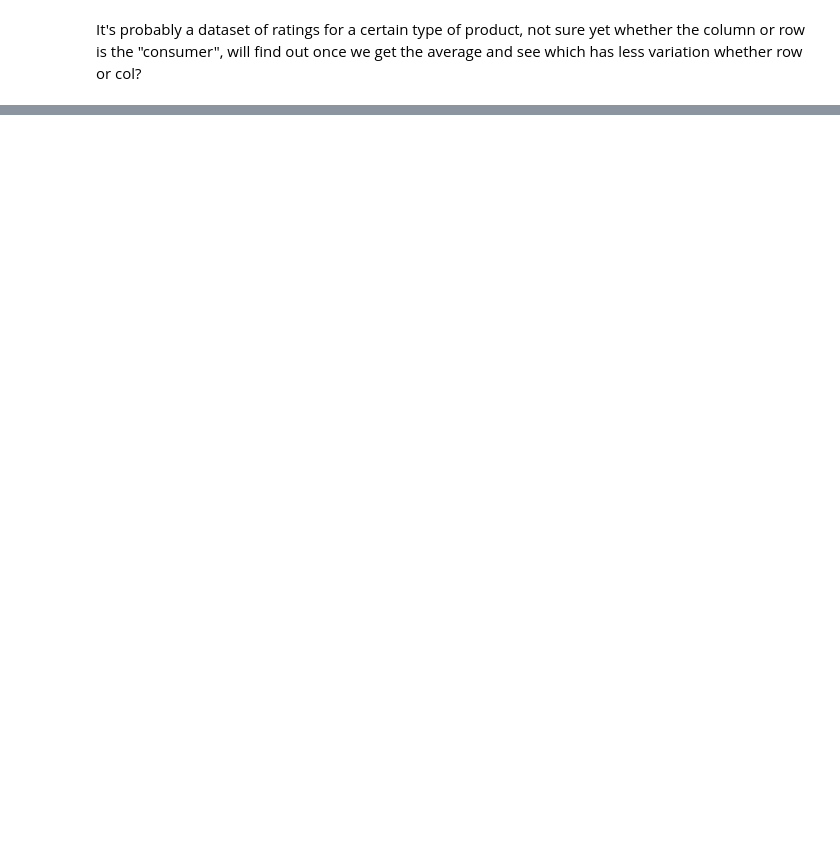
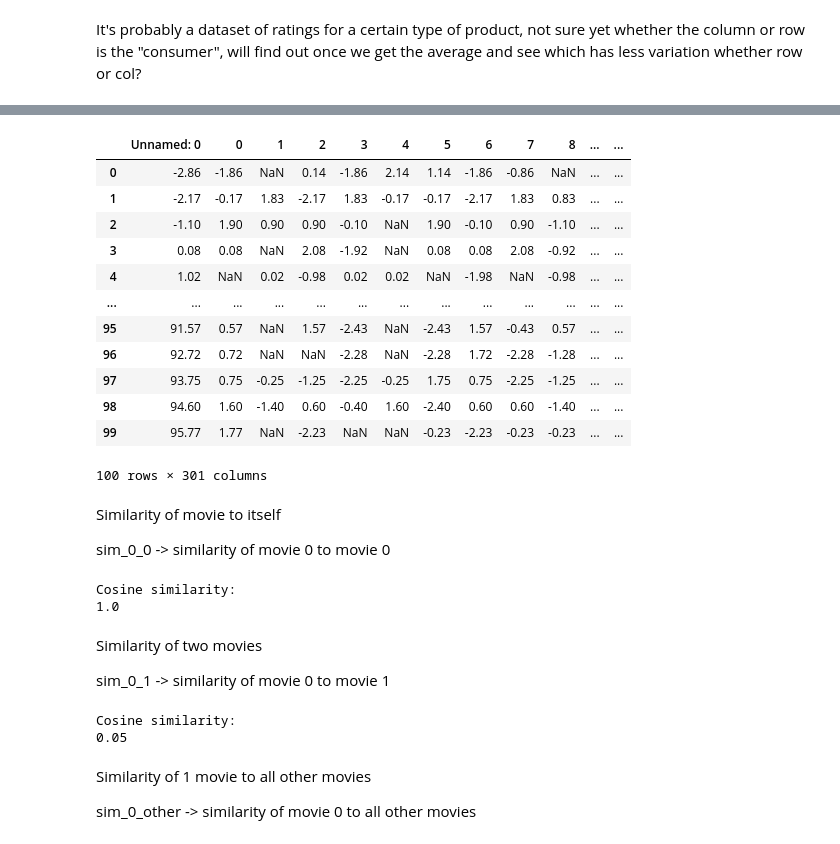
Before and after one commit to chadiTurk/CSMODELProject2, a Jupyter notebook: Project 2.ipynb, the cells around one changed output, grey strips where cells are left out. Saved outputs shown, nothing was run; the diff lists cells and outputs as text; code cells hidden in the pictures; blank space fills up the shorter version.

Commit message:
data mining part added

```diff
--- a/Project 2.ipynb
+++ b/Project 2.ipynb
@@ -46,0 +102,5 @@ It's probably a dataset of ratings for a certain type of product, not sure yet w
+# %%
+cfilter = CollaborativeFiltering(5)
+# %%
+mean = cfilter.get_row_mean(df)
+print(mean.round(2))
@@ -46,0 +120,44 @@ It's probably a dataset of ratings for a certain type of product, not sure yet w
+# %%
+normalized_df = cfilter.normalize_data(df, mean)
+normalized_df.round(2)
+# %% [output]
+|  | Unnamed: 0 | 0 | 1 | 2 | 3 | 4 | 5 | 6 | 7 | 8 | ... | ... |
+| 0 | -2.86 | -1.86 | NaN | 0.14 | -1.86 | 2.14 | 1.14 | -1.86 | -0.86 | NaN | ... | ... |
+| 1 | -2.17 | -0.17 | 1.83 | -2.17 | 1.83 | -0.17 | -0.17 | -2.17 | 1.83 | 0.83 | ... | ... |
+| 2 | -1.10 | 1.90 | 0.90 | 0.90 | -0.10 | NaN | 1.90 | -0.10 | 0.90 | -1.10 | ... | ... |
+| 3 | 0.08 | 0.08 | NaN | 2.08 | -1.92 | NaN | 0.08 | 0.08 | 2.08 | -0.92 | ... | ... |
+| 4 | 1.02 | NaN | 0.02 | -0.98 | 0.02 | 0.02 | NaN | -1.98 | NaN | -0.98 | ... | ... |
+| ... | ... | ... | ... | ... | ... | ... | ... | ... | ... | ... | ... | ... |
+| 95 | 91.57 | 0.57 | NaN | 1.57 | -2.43 | NaN | -2.43 | 1.57 | -0.43 | 0.57 | ... | ... |
+| 96 | 92.72 | 0.72 | NaN | NaN | -2.28 | NaN | -2.28 | 1.72 | -2.28 | -1.28 | ... | ... |
+| 97 | 93.75 | 0.75 | -0.25 | -1.25 | -2.25 | -0.25 | 1.75 | 0.75 | -2.25 | -1.25 | ... | ... |
+| 98 | 94.60 | 1.60 | -1.40 | 0.60 | -0.40 | 1.60 | -2.40 | 0.60 | 0.60 | -1.40 | ... | ... |
+| 99 | 95.77 | 1.77 | NaN | -2.23 | NaN | NaN | -0.23 | -2.23 | -0.23 | -0.23 | ... | ... |
+100 rows × 301 columns
+# %% [markdown]
+
+Similarity of movie to itself
+
+sim_0_0 -> similarity of movie 0 to movie 0
+# %%
+sim_0_0 = cfilter.get_cosine_similarity(normalized_df.iloc[0, :], normalized_df.iloc[0, :])
+print('Cosine similarity:')
+print(round(sim_0_0, 2))
+# %% [output]
+Cosine similarity:
+1.0
+# %% [markdown]
+Similarity of two movies
+
+sim_0_1 -> similarity of movie 0 to movie 1
+# %%
+sim_0_1 = cfilter.get_cosine_similarity(normalized_df.iloc[0, :], normalized_df.iloc[1, :])
+print('Cosine similarity:')
+print(round(sim_0_1, 2))
+# %% [output]
+Cosine similarity:
+0.05
+# %% [markdown]
+Similarity of 1 movie to all other movies
+
+sim_0_other -> similarity of movie 0 to all other movies
```
Also changed, not shown: parts of 16 cells of this notebook, 2 other files.
